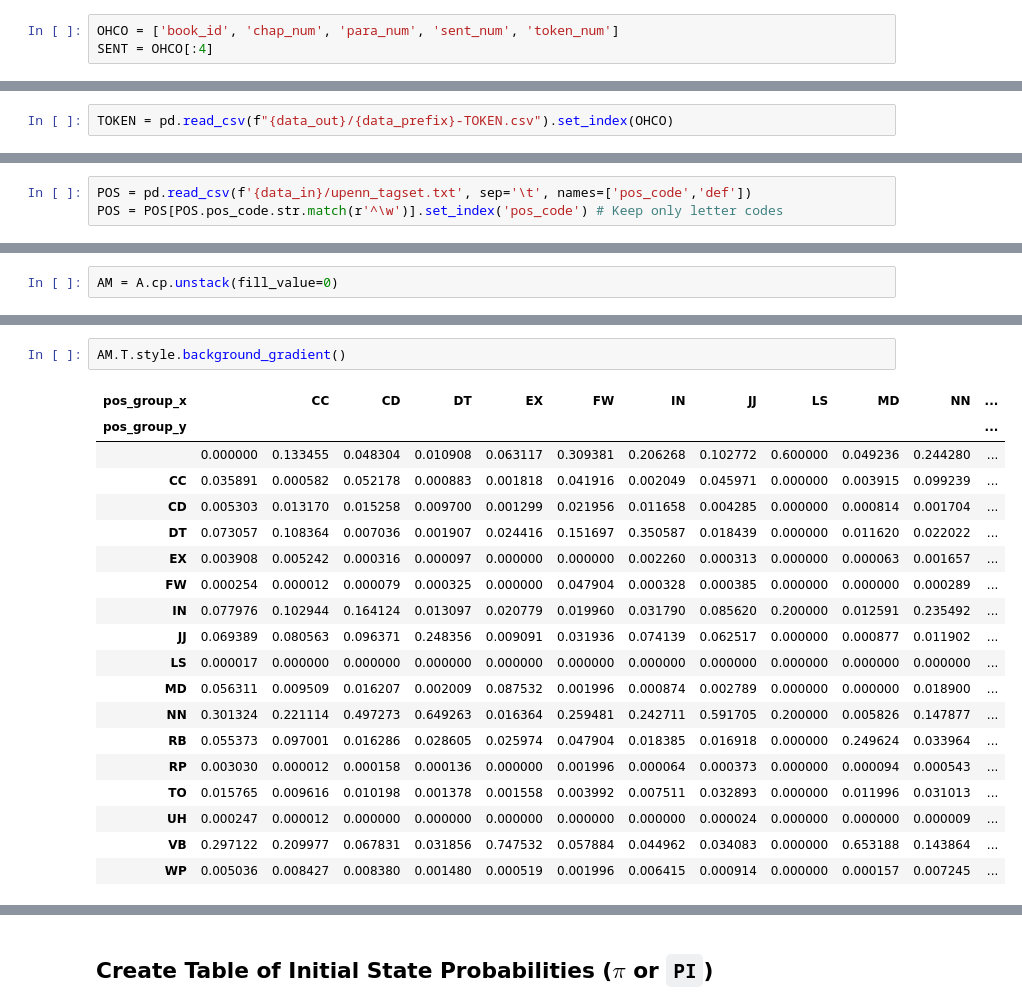
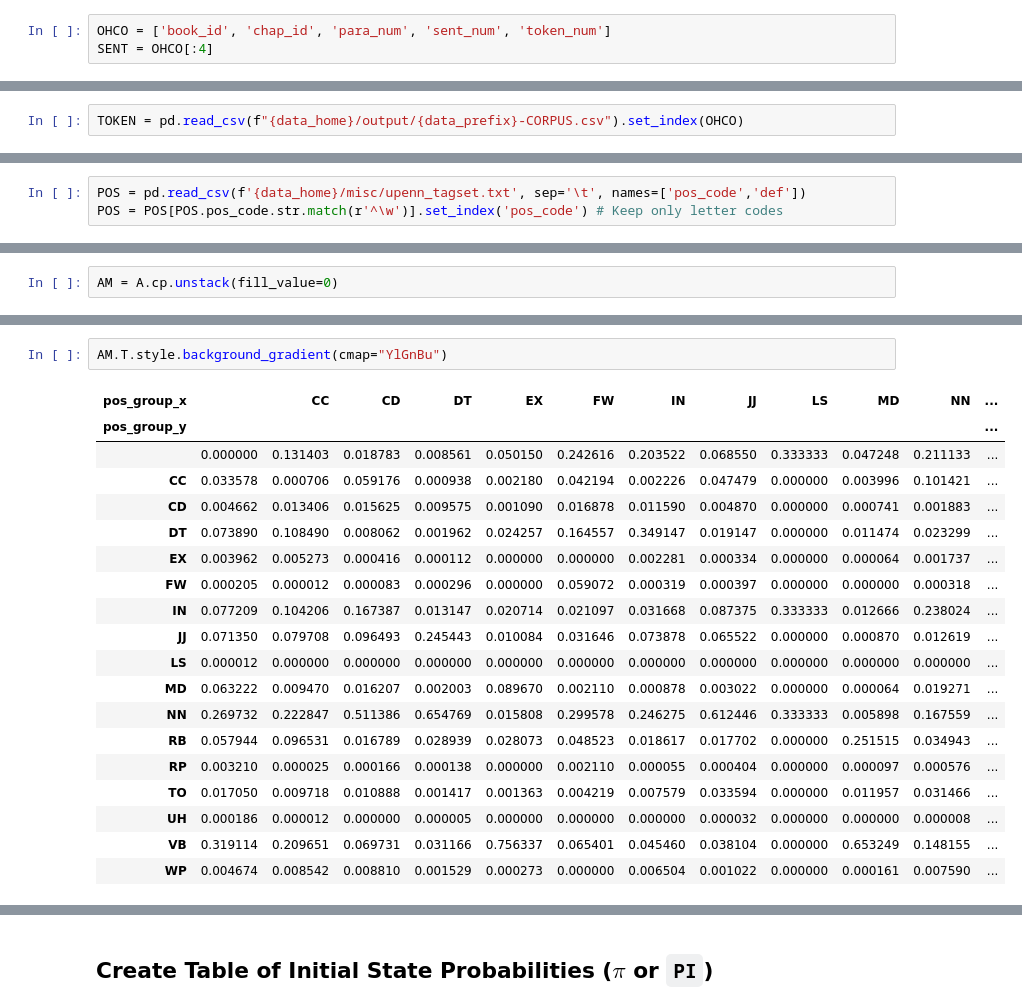
Before and after one commit to ontoligent/DS5001-2022-01-OLD, a Jupyter notebook: M04_NLP/M04_02_HMM.ipynb, the cells around one changed output, grey strips where cells are left out. Cells and saved outputs as stored; diff of their text form.

```diff
--- a/M04_NLP/M04_02_HMM.ipynb
+++ b/M04_NLP/M04_02_HMM.ipynb
@@ -15,6 +14,6 @@ data_out = './data_out'
 data_prefix = 'austen-melville'
 # %%
-OHCO = ['book_id', 'chap_num', 'para_num', 'sent_num', 'token_num']
+OHCO = ['book_id', 'chap_id', 'para_num', 'sent_num', 'token_num']
 SENT = OHCO[:4]
 # %%
 import pandas as pd
@@ -24,7 +23,7 @@ import re
 # %% [markdown]
 # Get Annotated `TOKEN` Table
 # %%
-TOKEN = pd.read_csv(f"{data_out}/{data_prefix}-TOKEN.csv").set_index(OHCO)
+TOKEN = pd.read_csv(f"{data_home}/output/{data_prefix}-CORPUS.csv").set_index(OHCO)
 # %%
 TOKEN[['pos','term_str']].head(20)
 # %% [output]
@@ -55,7 +54,7 @@ From the Penn Treebank Project
 
 We get a text version of the UPenn Codes, or tag set, by calling `nltk.help.upenn_tagset()`. There is a script in `data_in` that will generate this file for you, although a copy of it has already been generated. We use this to add a definition column to our table. This can be used later in visualizations, etc.
 # %%
-POS = pd.read_csv(f'{data_in}/upenn_tagset.txt', sep='\t', names=['pos_code','def'])
+POS = pd.read_csv(f'{data_home}/misc/upenn_tagset.txt', sep='\t', names=['pos_code','def'])
 POS = POS[POS.pos_code.str.match(r'^\w')].set_index('pos_code') # Keep only letter codes
 # %%
 # POS
@@ -166,23 +270,23 @@ AM = A.cp.unstack(fill_value=0)
 # %%
-AM.T.style.background_gradient()
+AM.T.style.background_gradient(cmap="YlGnBu")
 # %% [output]
 | pos_group_x |  | CC | CD | DT | EX | FW | IN | JJ | LS | MD | NN | ... |
 | pos_group_y |  |  |  |  |  |  |  |  |  |  |  | ... |
-|  | 0.000000 | 0.133455 | 0.048304 | 0.010908 | 0.063117 | 0.309381 | 0.206268 | 0.102772 | 0.600000 | 0.049236 | 0.244280 | ... |
-| CC | 0.035891 | 0.000582 | 0.052178 | 0.000883 | 0.001818 | 0.041916 | 0.002049 | 0.045971 | 0.000000 | 0.003915 | 0.099239 | ... |
-| CD | 0.005303 | 0.013170 | 0.015258 | 0.009700 | 0.001299 | 0.021956 | 0.011658 | 0.004285 | 0.000000 | 0.000814 | 0.001704 | ... |
-| DT | 0.073057 | 0.108364 | 0.007036 | 0.001907 | 0.024416 | 0.151697 | 0.350587 | 0.018439 | 0.000000 | 0.011620 | 0.022022 | ... |
-| EX | 0.003908 | 0.005242 | 0.000316 | 0.000097 | 0.000000 | 0.000000 | 0.002260 | 0.000313 | 0.000000 | 0.000063 | 0.001657 | ... |
-| FW | 0.000254 | 0.000012 | 0.000079 | 0.000325 | 0.000000 | 0.047904 | 0.000328 | 0.000385 | 0.000000 | 0.000000 | 0.000289 | ... |
-| IN | 0.077976 | 0.102944 | 0.164124 | 0.013097 | 0.020779 | 0.019960 | 0.031790 | 0.085620 | 0.200000 | 0.012591 | 0.235492 | ... |
-| JJ | 0.069389 | 0.080563 | 0.096371 | 0.248356 | 0.009091 | 0.031936 | 0.074139 | 0.062517 | 0.000000 | 0.000877 | 0.011902 | ... |
-| LS | 0.000017 | 0.000000 | 0.000000 | 0.000000 | 0.000000 | 0.000000 | 0.000000 | 0.000000 | 0.000000 | 0.000000 | 0.000000 | ... |
-| MD | 0.056311 | 0.009509 | 0.016207 | 0.002009 | 0.087532 | 0.001996 | 0.000874 | 0.002789 | 0.000000 | 0.000000 | 0.018900 | ... |
-| NN | 0.301324 | 0.221114 | 0.497273 | 0.649263 | 0.016364 | 0.259481 | 0.242711 | 0.591705 | 0.200000 | 0.005826 | 0.147877 | ... |
-| RB | 0.055373 | 0.097001 | 0.016286 | 0.028605 | 0.025974 | 0.047904 | 0.018385 | 0.016918 | 0.000000 | 0.249624 | 0.033964 | ... |
-| RP | 0.003030 | 0.000012 | 0.000158 | 0.000136 | 0.000000 | 0.001996 | 0.000064 | 0.000373 | 0.000000 | 0.000094 | 0.000543 | ... |
-| TO | 0.015765 | 0.009616 | 0.010198 | 0.001378 | 0.001558 | 0.003992 | 0.007511 | 0.032893 | 0.000000 | 0.011996 | 0.031013 | ... |
-| UH | 0.000247 | 0.000012 | 0.000000 | 0.000000 | 0.000000 | 0.000000 | 0.000000 | 0.000024 | 0.000000 | 0.000000 | 0.000009 | ... |
-| VB | 0.297122 | 0.209977 | 0.067831 | 0.031856 | 0.747532 | 0.057884 | 0.044962 | 0.034083 | 0.000000 | 0.653188 | 0.143864 | ... |
-| WP | 0.005036 | 0.008427 | 0.008380 | 0.001480 | 0.000519 | 0.001996 | 0.006415 | 0.000914 | 0.000000 | 0.000157 | 0.007245 | ... |
+|  | 0.000000 | 0.131403 | 0.018783 | 0.008561 | 0.050150 | 0.242616 | 0.203522 | 0.068550 | 0.333333 | 0.047248 | 0.211133 | ... |
+| CC | 0.033578 | 0.000706 | 0.059176 | 0.000938 | 0.002180 | 0.042194 | 0.002226 | 0.047479 | 0.000000 | 0.003996 | 0.101421 | ... |
+| CD | 0.004662 | 0.013406 | 0.015625 | 0.009575 | 0.001090 | 0.016878 | 0.011590 | 0.004870 | 0.000000 | 0.000741 | 0.001883 | ... |
+| DT | 0.073890 | 0.108490 | 0.008062 | 0.001962 | 0.024257 | 0.164557 | 0.349147 | 0.019147 | 0.000000 | 0.011474 | 0.023299 | ... |
+| EX | 0.003962 | 0.005273 | 0.000416 | 0.000112 | 0.000000 | 0.000000 | 0.002281 | 0.000334 | 0.000000 | 0.000064 | 0.001737 | ... |
+| FW | 0.000205 | 0.000012 | 0.000083 | 0.000296 | 0.000000 | 0.059072 | 0.000319 | 0.000397 | 0.000000 | 0.000000 | 0.000318 | ... |
+| IN | 0.077209 | 0.104206 | 0.167387 | 0.013147 | 0.020714 | 0.021097 | 0.031668 | 0.087375 | 0.333333 | 0.012666 | 0.238024 | ... |
+| JJ | 0.071350 | 0.079708 | 0.096493 | 0.245443 | 0.010084 | 0.031646 | 0.073878 | 0.065522 | 0.000000 | 0.000870 | 0.012619 | ... |
+| LS | 0.000012 | 0.000000 | 0.000000 | 0.000000 | 0.000000 | 0.000000 | 0.000000 | 0.000000 | 0.000000 | 0.000000 | 0.000000 | ... |
+| MD | 0.063222 | 0.009470 | 0.016207 | 0.002003 | 0.089670 | 0.002110 | 0.000878 | 0.003022 | 0.000000 | 0.000064 | 0.019271 | ... |
+| NN | 0.269732 | 0.222847 | 0.511386 | 0.654769 | 0.015808 | 0.299578 | 0.246275 | 0.612446 | 0.333333 | 0.005898 | 0.167559 | ... |
+| RB | 0.057944 | 0.096531 | 0.016789 | 0.028939 | 0.028073 | 0.048523 | 0.018617 | 0.017702 | 0.000000 | 0.251515 | 0.034943 | ... |
+| RP | 0.003210 | 0.000025 | 0.000166 | 0.000138 | 0.000000 | 0.002110 | 0.000055 | 0.000404 | 0.000000 | 0.000097 | 0.000576 | ... |
+| TO | 0.017050 | 0.009718 | 0.010888 | 0.001417 | 0.001363 | 0.004219 | 0.007579 | 0.033594 | 0.000000 | 0.011957 | 0.031466 | ... |
+| UH | 0.000186 | 0.000012 | 0.000000 | 0.000005 | 0.000000 | 0.000000 | 0.000000 | 0.000032 | 0.000000 | 0.000000 | 0.000008 | ... |
+| VB | 0.319114 | 0.209651 | 0.069731 | 0.031166 | 0.756337 | 0.065401 | 0.045460 | 0.038104 | 0.000000 | 0.653249 | 0.148155 | ... |
+| WP | 0.004674 | 0.008542 | 0.008810 | 0.001529 | 0.000273 | 0.000000 | 0.006504 | 0.001022 | 0.000000 | 0.000161 | 0.007590 | ... |
 # %%
```
Also changed, not shown: parts of 35 cells of this notebook, 1 other file.
